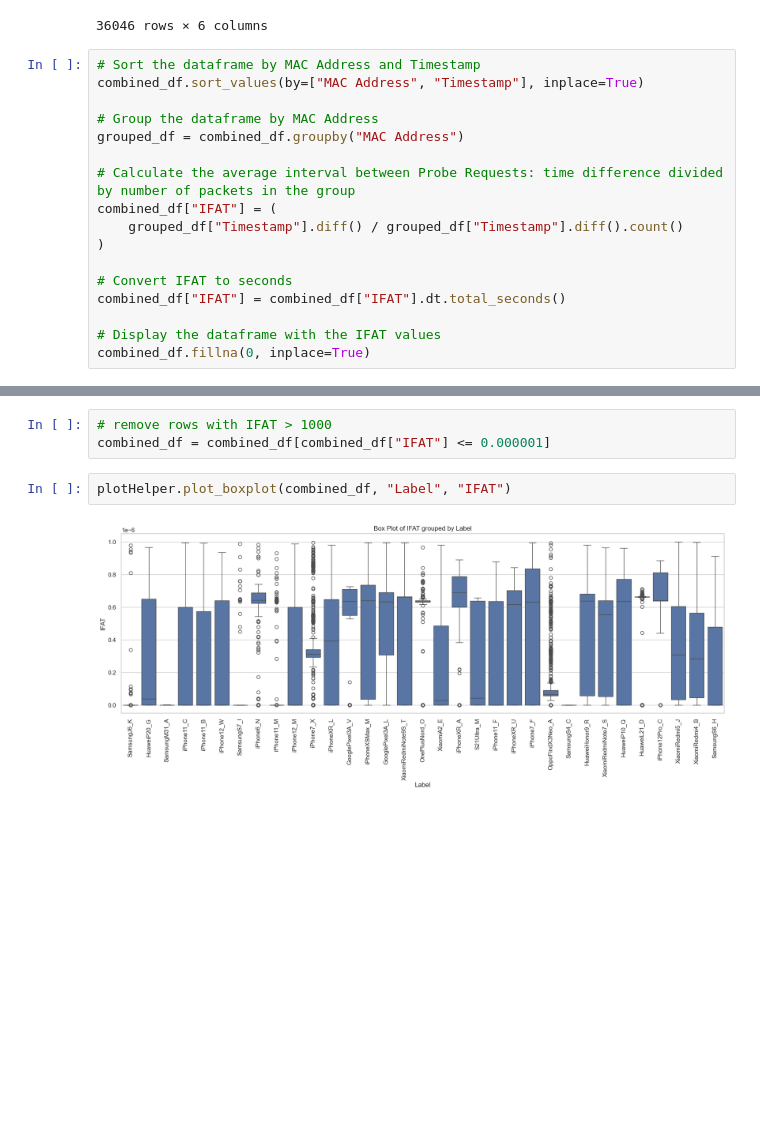
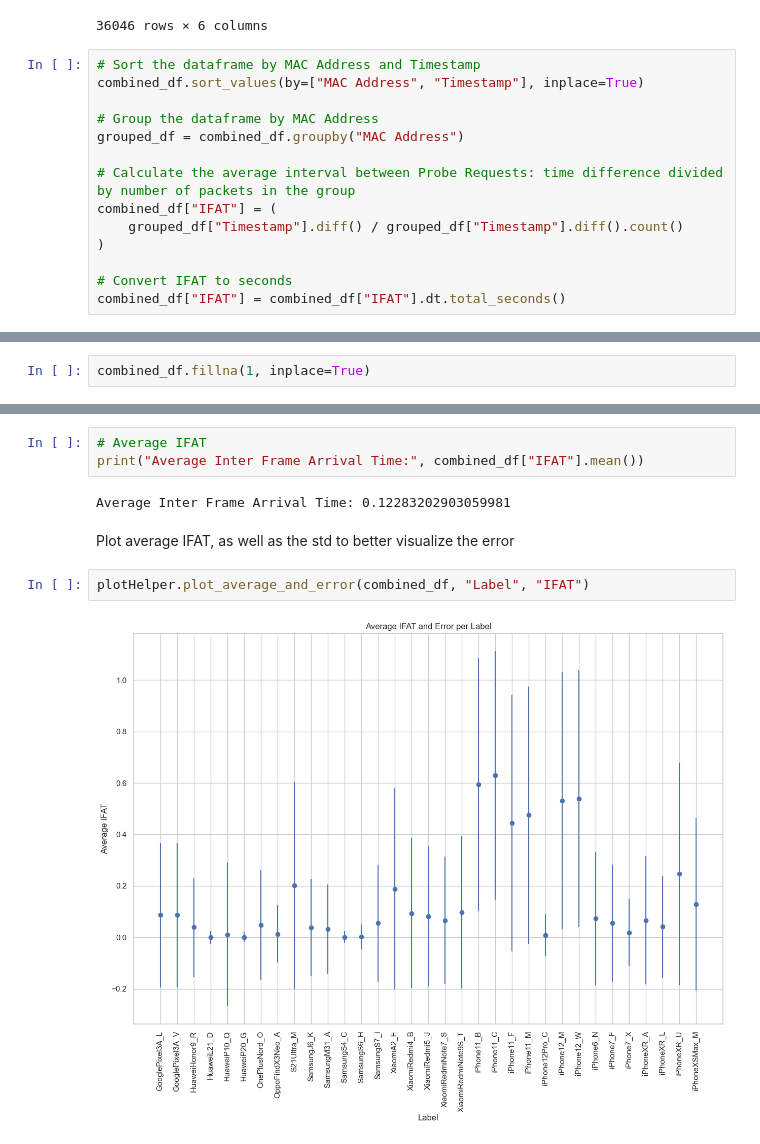
Before and after one commit to GiovanniBaccichet/CompactProbes, a Jupyter notebook: notebooks/data_exploration_cleaning/data_exploration_temporal.ipynb, the cells around one changed output, grey strips where cells are left out. Drawn from its saved outputs; the diff is of its cells as text; blank space fills up the shorter version.

Commit message:
Inter Frame Arrival Time data exploration
Signed-off-by: Giovanni Baccichet <32038133+GiovanniBaccichet@users.noreply.github.com>

```diff
--- a/notebooks/data_exploration_cleaning/data_exploration_temporal.ipynb
+++ b/notebooks/data_exploration_cleaning/data_exploration_temporal.ipynb
@@ -189,6 +189,3 @@ combined_df["IFAT"] = (
 
 # Convert IFAT to seconds
 combined_df["IFAT"] = combined_df["IFAT"].dt.total_seconds()
-
-# Display the dataframe with the IFAT values
-combined_df.fillna(0, inplace=True)
@@ -195,3 +194,5 @@ combined_df.fillna(0, inplace=True)
+# %%
+combined_df.fillna(1, inplace=True)
 # %%
 combined_df
 # %% [output]
@@ -209,9 +210,13 @@ combined_df
 | 5703 | 2023-10-12 21:49:14.141748428 | fe:ff:ff:0f:64:5d | 11 | 12.0 | 132 | iPhone11_B | 6.200000e-07 |
 36046 rows × 7 columns
-# %%
-# remove rows with IFAT > 1000
-combined_df = combined_df[combined_df["IFAT"] <= 0.000001]
+# %%
+# Average IFAT
+print("Average Inter Frame Arrival Time:", combined_df["IFAT"].mean())
+# %% [output]
+Average Inter Frame Arrival Time: 0.12283202903059981
+# %% [markdown]
+Plot average IFAT, as well as the std to better visualize the error
 # %%
-plotHelper.plot_boxplot(combined_df, "Label", "IFAT")
+plotHelper.plot_average_and_error(combined_df, "Label", "IFAT")
 # %% [output]
-[figure, old version]
+[figure, new version]
```
Also changed, not shown: parts of 2 cells of this notebook, 1 other file.
